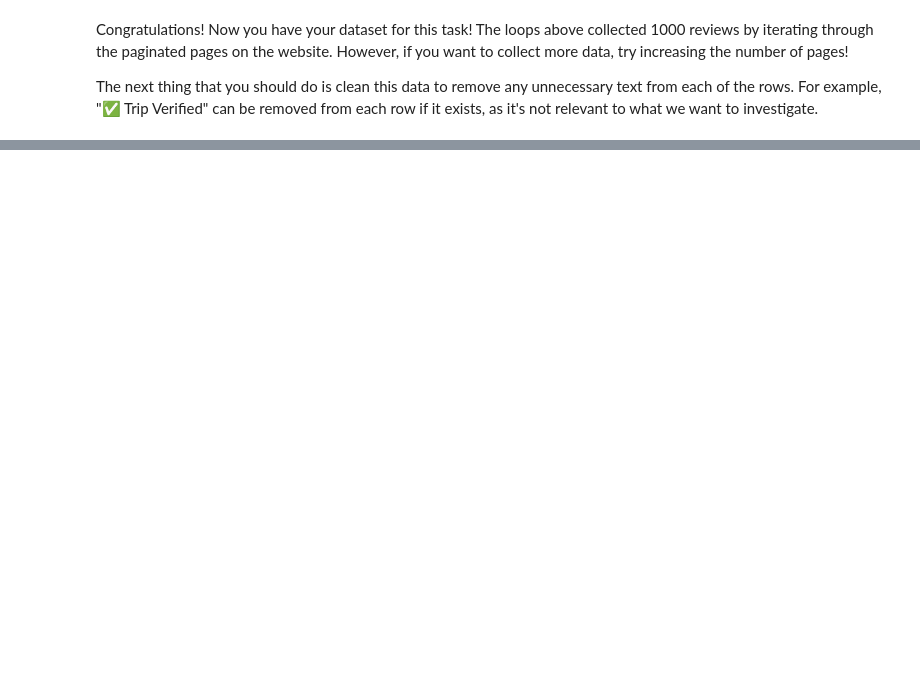
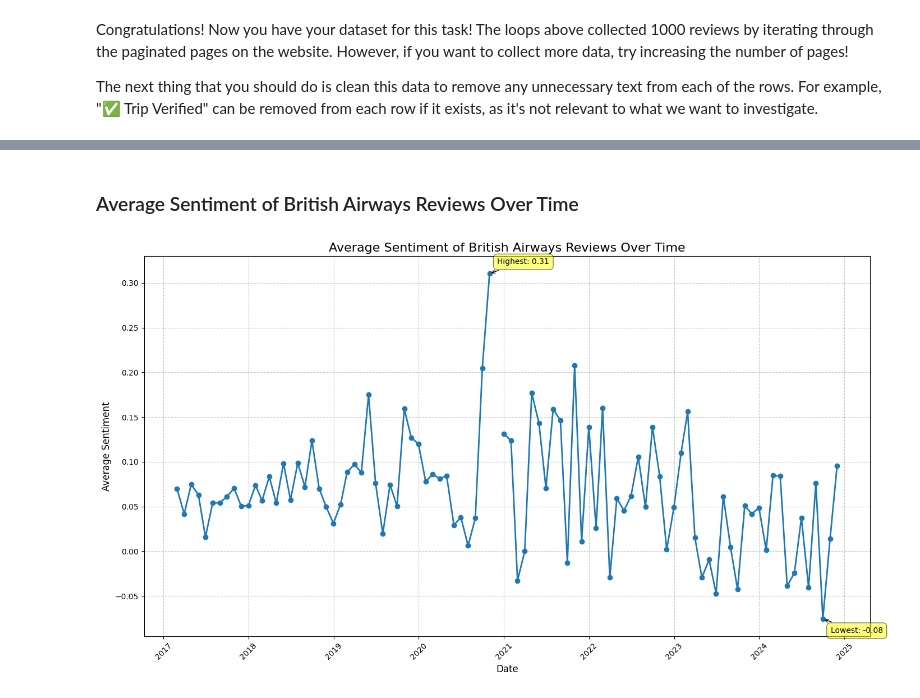
Before and after one commit to randellmwania/british_airways_reviews_sentiment-analysis, a Jupyter notebook: BA_EDA.ipynb, the cells around one changed output, grey strips where cells are left out. Drawn from its saved outputs; the diff is of its cells as text; code cells hidden in the pictures; blank space fills up the shorter version.

```diff
--- a/BA_EDA.ipynb
+++ b/BA_EDA.ipynb
@@ -470,0 +286,44 @@ From the above we can determine that Majority of the reviews towards British Air
+# %% [markdown]
+### Average Sentiment of British Airways Reviews Over Time
+# %%
+# Convert date to datetime
+data['date'] = pd.to_datetime(data['date'])
+
+# Plot average sentiment over time
+plt.figure(figsize=(14, 8))
+avg_sentiment = data.set_index('date').resample('ME')['sentiment'].mean()
+plt.plot(avg_sentiment.index, avg_sentiment.values, marker='o', linestyle='-', linewidth=2, markersize=6)
+
+plt.title('Average Sentiment of British Airways Reviews Over Time', fontsize=16)
+plt.xlabel('Date', fontsize=12)
+plt.ylabel('Average Sentiment', fontsize=12)
+plt.grid(True, linestyle='--', alpha=0.7)
+
+plt.xticks(rotation=45)
+plt.tight_layout()
+
+# Add annotations for highest and lowest points
+max_point = avg_sentiment.idxmax()
+min_point = avg_sentiment.idxmin()
+
+plt.annotate(f'Highest: {avg_sentiment[max_point]:.2f}',
+            xy=(max_point, avg_sentiment[max_point]),
+            xytext=(10, 10),
+            textcoords='offset points',
+            ha='left',
+            va='bottom',
+            bbox=dict(boxstyle='round,pad=0.5', fc='yellow', alpha=0.5),
+            arrowprops=dict(arrowstyle='->', connectionstyle='arc3,rad=0'))
+
+plt.annotate(f'Lowest: {avg_sentiment[min_point]:.2f}',
+            xy=(min_point, avg_sentiment[min_point]),
+            xytext=(10, -10),
+            textcoords='offset points',
+            ha='left',
+            va='top',
+            bbox=dict(boxstyle='round,pad=0.5', fc='yellow', alpha=0.5),
+            arrowprops=dict(arrowstyle='->', connectionstyle='arc3,rad=0'))
+
+plt.show()
+# %% [output]
+[figure, added]
```
Also changed, not shown: parts of 42 cells of this notebook, 17 other files.
